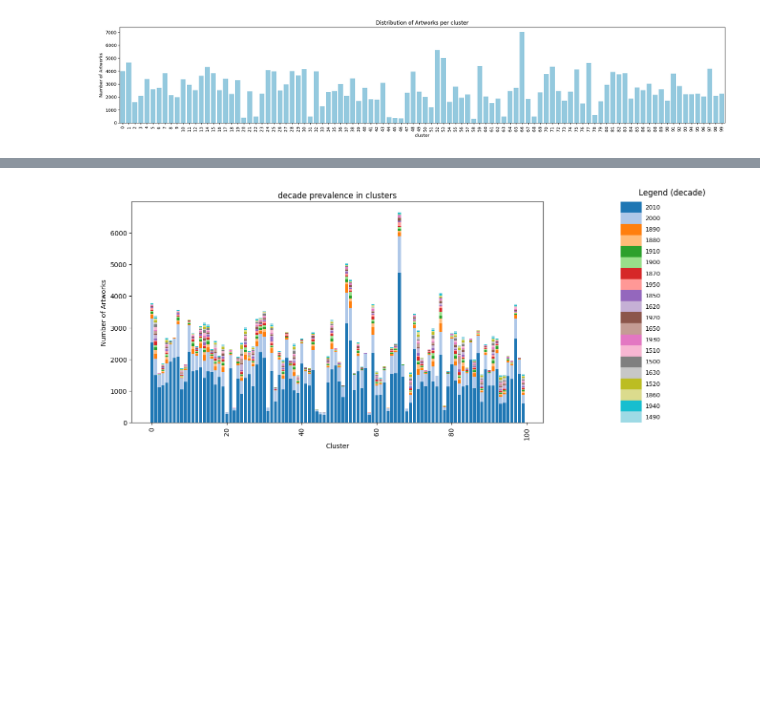
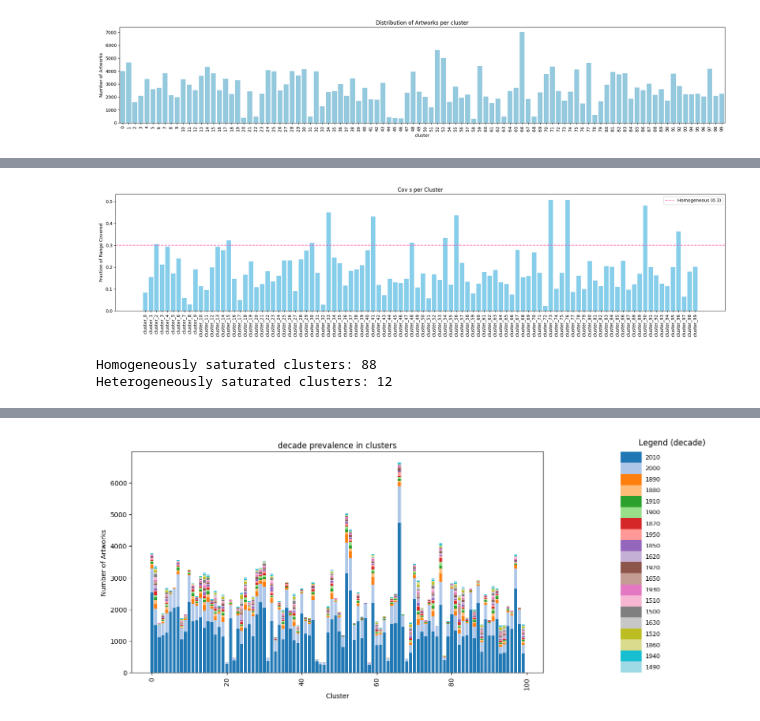
Before and after one commit to vieira-giulia/art_data_mining, a Jupyter notebook: 01_artwork_clustering/artwork_clustering.ipynb, the cells around one changed output, grey strips where cells are left out. Cells and saved outputs as stored; diff of their text form; code cells hidden in the pictures; blank space fills up the shorter version.

```diff
--- a/01_artwork_clustering/artwork_clustering.ipynb
+++ b/01_artwork_clustering/artwork_clustering.ipynb
@@ -127,0 +264,25 @@ plotter.plot_artwork_distribution(artworks_df, "cluster")
+# %%
+homogeneity = 0.3
+# %%
+import matplotlib.pyplot as plt
+
+def plot_coverage(df, col, homo_t):
+    plt.figure(figsize=(20, 5))
+    plt.bar(df['name'], df[col], color="skyblue")
+    plt.axhline(y=homo_t, color='hotpink', linestyle='--', label=f'Homogeneous ({homo_t})')
+    plt.title(f"{col.replace('_', ' ').capitalize()} per Cluster")
+    plt.ylabel("Fraction of Range Covered")
+    plt.xticks(rotation=90)
+    plt.legend()
+    plt.tight_layout()
+    plt.show()
+# %%
+plot_coverage(centroids_df, "cov_S", homogeneity)
+# %% [output]
+[figure, added]
+# %%
+print(f"Homogeneously saturated clusters: {(centroids_df['cov_S'] <= homogeneity).sum()}")
+print(f"Heterogeneously saturated clusters: {(centroids_df['cov_S'] > homogeneity).sum()}")
+# %% [output]
+Homogeneously saturated clusters: 88
+Heterogeneously saturated clusters: 12
```
Also changed, not shown: parts of 51 cells of this notebook, 13 other files.
